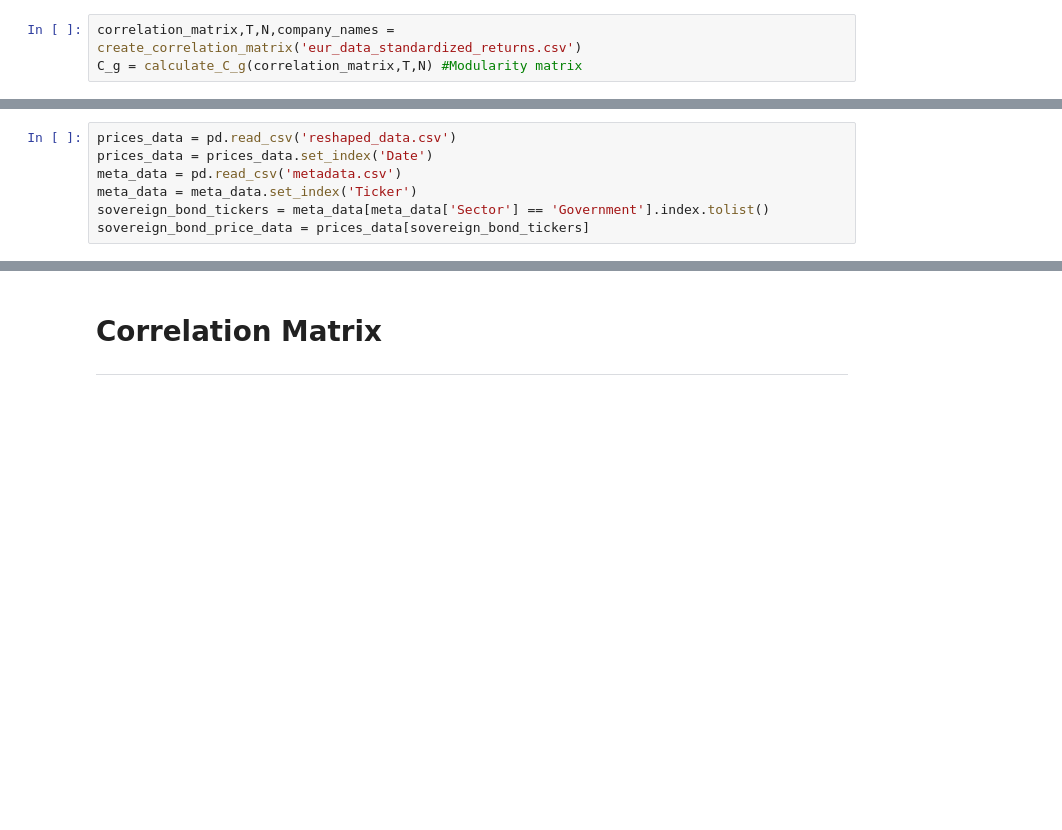
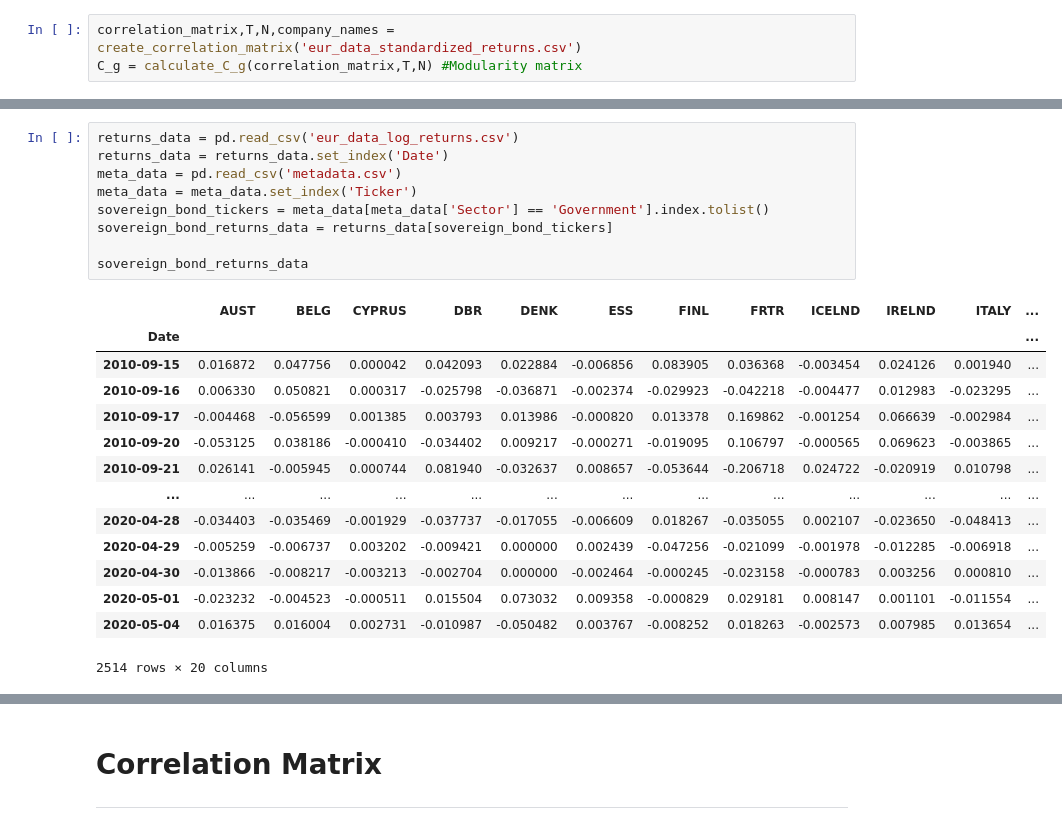
Before and after one commit to KLCALAW/ATCF, a Jupyter notebook: community_index_correlation.ipynb, the cells around one changed output, grey strips where cells are left out. Drawn from its saved outputs; the diff is of its cells as text; blank space fills up the shorter version.

```diff
--- a/community_index_correlation.ipynb
+++ b/community_index_correlation.ipynb
@@ -17,8 +17,25 @@ Final number of communities: 3
 # %%
-prices_data = pd.read_csv('reshaped_data.csv')
-prices_data = prices_data.set_index('Date')
+returns_data = pd.read_csv('eur_data_log_returns.csv')
+returns_data = returns_data.set_index('Date')
 meta_data = pd.read_csv('metadata.csv')
 meta_data = meta_data.set_index('Ticker')
 sovereign_bond_tickers = meta_data[meta_data['Sector'] == 'Government'].index.tolist()
-sovereign_bond_price_data = prices_data[sovereign_bond_tickers]
+sovereign_bond_returns_data = returns_data[sovereign_bond_tickers]
+
+sovereign_bond_returns_data
+# %% [output]
+|  | AUST | BELG | CYPRUS | DBR | DENK | ESS | FINL | FRTR | ICELND | IRELND | ITALY | ... |
+| Date |  |  |  |  |  |  |  |  |  |  |  | ... |
+| 2010-09-15 | 0.016872 | 0.047756 | 0.000042 | 0.042093 | 0.022884 | -0.006856 | 0.083905 | 0.036368 | -0.003454 | 0.024126 | 0.001940 | ... |
+| 2010-09-16 | 0.006330 | 0.050821 | 0.000317 | -0.025798 | -0.036871 | -0.002374 | -0.029923 | -0.042218 | -0.004477 | 0.012983 | -0.023295 | ... |
+| 2010-09-17 | -0.004468 | -0.056599 | 0.001385 | 0.003793 | 0.013986 | -0.000820 | 0.013378 | 0.169862 | -0.001254 | 0.066639 | -0.002984 | ... |
+| 2010-09-20 | -0.053125 | 0.038186 | -0.000410 | -0.034402 | 0.009217 | -0.000271 | -0.019095 | 0.106797 | -0.000565 | 0.069623 | -0.003865 | ... |
+| 2010-09-21 | 0.026141 | -0.005945 | 0.000744 | 0.081940 | -0.032637 | 0.008657 | -0.053644 | -0.206718 | 0.024722 | -0.020919 | 0.010798 | ... |
+| ... | ... | ... | ... | ... | ... | ... | ... | ... | ... | ... | ... | ... |
+| 2020-04-28 | -0.034403 | -0.035469 | -0.001929 | -0.037737 | -0.017055 | -0.006609 | 0.018267 | -0.035055 | 0.002107 | -0.023650 | -0.048413 | ... |
+| 2020-04-29 | -0.005259 | -0.006737 | 0.003202 | -0.009421 | 0.000000 | 0.002439 | -0.047256 | -0.021099 | -0.001978 | -0.012285 | -0.006918 | ... |
+| 2020-04-30 | -0.013866 | -0.008217 | -0.003213 | -0.002704 | 0.000000 | -0.002464 | -0.000245 | -0.023158 | -0.000783 | 0.003256 | 0.000810 | ... |
+| 2020-05-01 | -0.023232 | -0.004523 | -0.000511 | 0.015504 | 0.073032 | 0.009358 | -0.000829 | 0.029181 | 0.008147 | 0.001101 | -0.011554 | ... |
+| 2020-05-04 | 0.016375 | 0.016004 | 0.002731 | -0.010987 | -0.050482 | 0.003767 | -0.008252 | 0.018263 | -0.002573 | 0.007985 | 0.013654 | ... |
+2514 rows × 20 columns
 # %%
```
Also changed, not shown: parts of 11 cells of this notebook, 3 other files.
